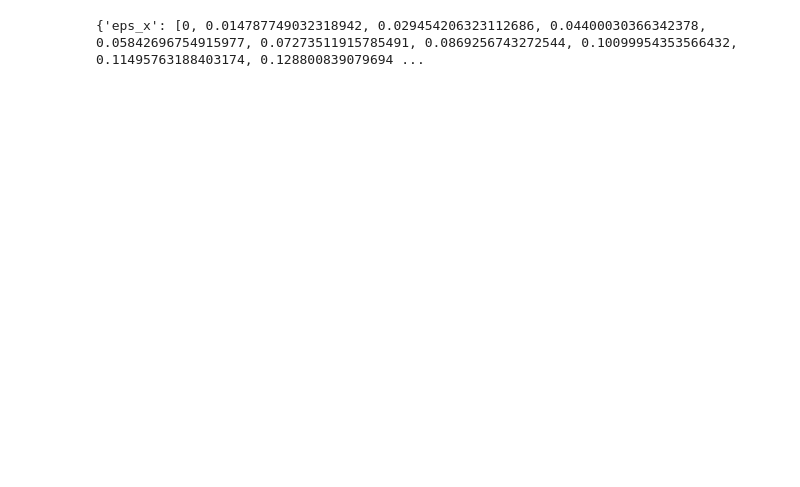
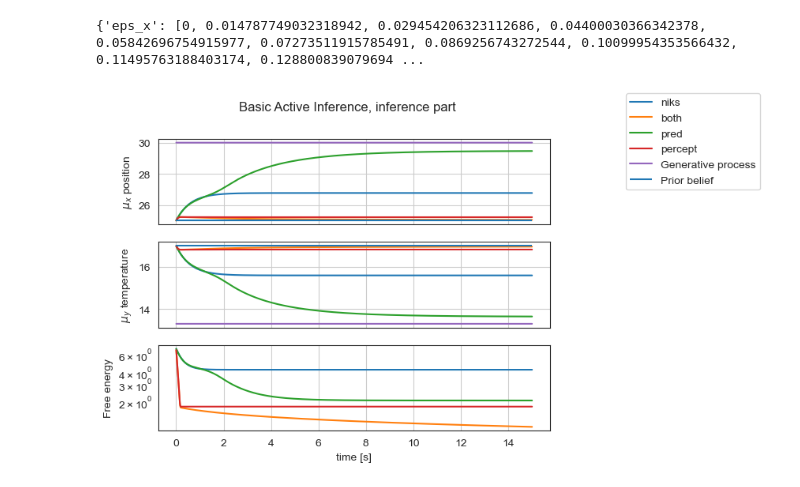
Before and after one commit to sebastiaan116/Affective-Active-Inference, a Jupyter notebook: Hydar1.ipynb, the cells around one changed output. Saved outputs shown, nothing was run; the diff lists cells and outputs as text; code cells hidden in the pictures; blank space fills up the shorter version.

```diff
--- a/Hydar1.ipynb
+++ b/Hydar1.ipynb
@@ -225,37 +225,71 @@ print(plot_dict)
 # %%
 v = 30 # actual depth Hydar
 mu_v = 25 # Hydars belief of the depth
-F1, mu_x1, mu_y1, x1, y1, vSigma_w1, vSigma_z1, plot_dict1 = simulation(v,mu_v,1,1,'no noise',1,'pred') # prior and observation balanced
-F2, mu_x2, mu_y2, x2, y2, vSigma_w2, vSigma_z2, plot_dict2 = simulation(v,mu_v,1,0.305,'no noise',1) # underctain about prior
-F3, mu_x3, mu_y3, x3, y3, vSigma_w3, vSigma_z3, plot_dict3 = simulation(v,mu_v,1,0.301,'no noise',1) # Trust generative model, belief high variance in sensor
-F4, mu_x4, mu_y4, x4, y4, vSigma_w4, vSigma_z4,  plot_dict4 = simulation(v,mu_v,1,0.1,'no noise',1) # Trust generative model, belief high variance in sensor
+F1, mu_x1, mu_y1, x1, y1, vSigma_w1, vSigma_z1, plot_dict1 = simulation(v,mu_v,1,1,'no noise',1,'niks') # prior and observation balanced
+F2, mu_x2, mu_y2, x2, y2, vSigma_w2, vSigma_z2, plot_dict2 = simulation(v,mu_v,1,1,'no noise',1,'both') # underctain about prior
+F3, mu_x3, mu_y3, x3, y3, vSigma_w3, vSigma_z3, plot_dict3 = simulation(v,mu_v,1,1,'no noise',1,'pred') # Trust generative model, belief high variance in sensor
+F4, mu_x4, mu_y4, x4, y4, vSigma_w4, vSigma_z4,  plot_dict4 = simulation(v,mu_v,1,1,'no noise',1,'percept') # Trust generative model, belief high variance in sensor
+
+
+
 
 # Plot results of different converences of belierf:
 fig, axes = plt.subplots(3, 1, sharex='col');
 fig.suptitle('Basic Active Inference, inference part');
-axes[0].plot(t[1:],mu_x1[1:],label='Sigma_w[0] =1, Sigma_z[0] =1');
-axes[0].plot(t[1:],mu_x2[1:],label='Sigma_w[0] =1, Sigma_z[0] =0.305');
-axes[0].plot(t[1:],mu_x3[1:],label='Sigma_w[0] =1, Sigma_z[0] =0.301');
-axes[0].plot(t[1:],mu_x4[1:],label='Sigma_w[0] =1, Sigma_z[0] =0.1');
+axes[0].plot(t[1:],mu_x1[1:],label='niks');
+axes[0].plot(t[1:],mu_x2[1:],label='both');
+axes[0].plot(t[1:],mu_x3[1:],label='pred');
+axes[0].plot(t[1:],mu_x4[1:],label='percept');
 axes[0].plot(t[1:],x1[1:],label='Generative process');
 axes[0].hlines(mu_v, 0,T, label='Prior belief')
 axes[0].set_ylabel('$\mu_x$ position');
 axes[0].grid(1);
 fig.legend(bbox_to_anchor=(1.05, 1), loc='upper left', borderaxespad=0.)
-axes[1].plot(t[1:],mu_y1[1:],label='Sigma_w[0] =1, Sigma_z[0] =1');
-axes[1].plot(t[1:],mu_y2[1:],label='Sigma_w[0] =1, Sigma_z[0] =0.305');
-axes[1].plot(t[1:],mu_y3[1:],label='Sigma_w[0] =1, Sigma_z[0] =0.301');
-axes[1].plot(t[1:],mu_y4[1:],label='Sigma_w[0] =1, Sigma_z[0] =0.1')
+axes[1].plot(t[1:],mu_y1[1:],label='niks');
+axes[1].plot(t[1:],mu_y2[1:],label='both');
+axes[1].plot(t[1:],mu_y3[1:],label='pred');
+axes[1].plot(t[1:],mu_y4[1:],label='percept')
 axes[1].plot(t[1:],y1[1:],label='Generative process');
 axes[1].hlines(g_gp(mu_v,0), 0,T, label='Prior belief')
 axes[1].set_ylabel('$\mu_y$ temperature');
 #axes[1].legend(loc='upper right');
 axes[1].grid(1);
-axes[2].semilogy(t[1:],F1[1:],label='Sigma_w[0] =1, Sigma_z[0] =1');
-axes[2].semilogy(t[1:],F2[1:],label='Sigma_w[0] =1, Sigma_z[0] =0.305');
-axes[2].semilogy(t[1:],F3[1:],label='Sigma_w[0] =1, Sigma_z[0] =0.301');
-axes[2].semilogy(t[1:],F4[1:],label='Sigma_w[0] =1, Sigma_z[0] =0.1');
+axes[2].semilogy(t[1:],F1[1:],label='niks');
+axes[2].semilogy(t[1:],F2[1:],label='both');
+axes[2].semilogy(t[1:],F3[1:],label='pred');
+axes[2].semilogy(t[1:],F4[1:],label='percept');
 axes[2].set_xlabel('time [s]');
 axes[2].set_ylabel;
 axes[2].set_ylabel('Free energy');
 axes[2].grid(1);
+# # Plot results of different converences of belierf:
+# fig, axes = plt.subplots(3, 1, sharex='col');
+# fig.suptitle('Basic Active Inference, inference part');
+# axes[0].plot(t[1:],mu_x1[1:],label='Sigma_w[0] =1, Sigma_z[0] =1');
+# axes[0].plot(t[1:],mu_x2[1:],label='Sigma_w[0] =1, Sigma_z[0] =0.305');
+# axes[0].plot(t[1:],mu_x3[1:],label='Sigma_w[0] =1, Sigma_z[0] =0.301');
+# axes[0].plot(t[1:],mu_x4[1:],label='Sigma_w[0] =1, Sigma_z[0] =0.1');
+# axes[0].plot(t[1:],x1[1:],label='Generative process');
+# axes[0].hlines(mu_v, 0,T, label='Prior belief')
+# axes[0].set_ylabel('$\mu_x$ position');
+# axes[0].grid(1);
+# fig.legend(bbox_to_anchor=(1.05, 1), loc='upper left', borderaxespad=0.)
+# axes[1].plot(t[1:],mu_y1[1:],label='Sigma_w[0] =1, Sigma_z[0] =1');
+# axes[1].plot(t[1:],mu_y2[1:],label='Sigma_w[0] =1, Sigma_z[0] =0.305');
+# axes[1].plot(t[1:],mu_y3[1:],label='Sigma_w[0] =1, Sigma_z[0] =0.301');
+# axes[1].plot(t[1:],mu_y4[1:],label='Sigma_w[0] =1, Sigma_z[0] =0.1')
+# axes[1].plot(t[1:],y1[1:],label='Generative process');
+# axes[1].hlines(g_gp(mu_v,0), 0,T, label='Prior belief')
+# axes[1].set_ylabel('$\mu_y$ temperature');
+# #axes[1].legend(loc='upper right');
+# axes[1].grid(1);
+# axes[2].semilogy(t[1:],F1[1:],label='Sigma_w[0] =1, Sigma_z[0] =1');
+# axes[2].semilogy(t[1:],F2[1:],label='Sigma_w[0] =1, Sigma_z[0] =0.305');
+# axes[2].semilogy(t[1:],F3[1:],label='Sigma_w[0] =1, Sigma_z[0] =0.301');
+# axes[2].semilogy(t[1:],F4[1:],label='Sigma_w[0] =1, Sigma_z[0] =0.1');
+# axes[2].set_xlabel('time [s]');
+# axes[2].set_ylabel;
+# axes[2].set_ylabel('Free energy');
+# axes[2].grid(1);
+# %% [output]
+[figure, added]
```
Also changed, not shown: parts of 2 cells of this notebook.
